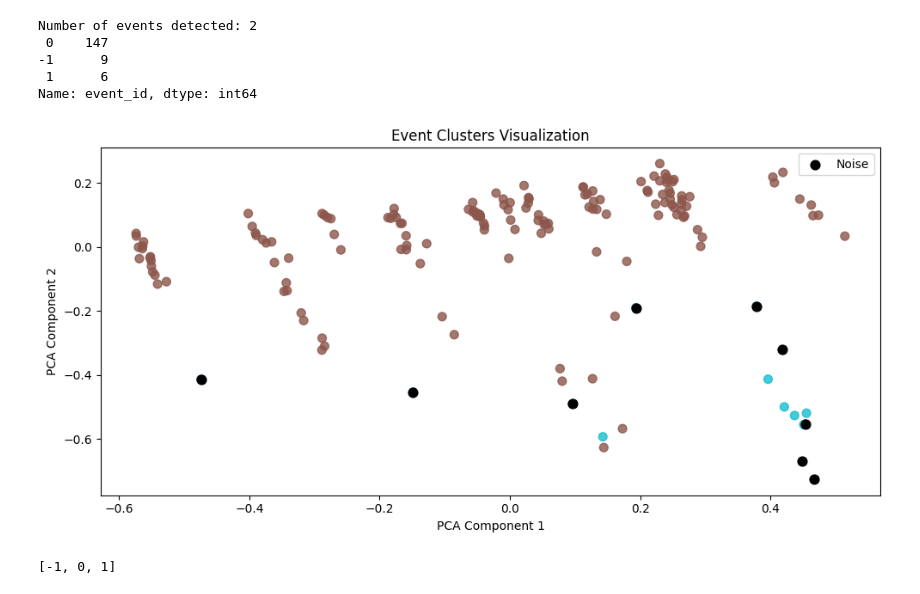
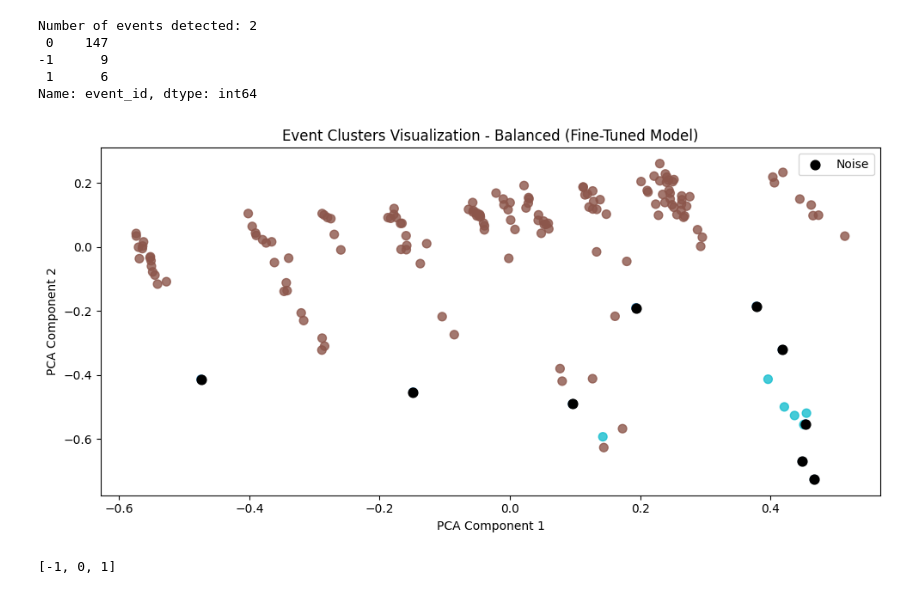
Before and after one commit to gaurav1-9/temporal-topical-sorting, a Jupyter notebook: finalYear/v4.8.1_fineTune_episodeEventsBalanced.ipynb, the cells around one changed output. Cells and saved outputs as stored; diff of their text form; code cells hidden in the pictures.

```diff
--- a/finalYear/v4.8.1_fineTune_episodeEventsBalanced.ipynb
+++ b/finalYear/v4.8.1_fineTune_episodeEventsBalanced.ipynb
@@ -94,35 +94,35 @@ plt.style.use('default')
 plt.figure(figsize=(10,5))
 
 scatter = plt.scatter(
     reduced_embeddings[:,0],
     reduced_embeddings[:,1],
     c=episode_df["event_id"],
     cmap="tab10",
     s=50,
     alpha=0.8,
 )
 
 noise_idx = np.where(event_labels == -1)[0]
 noise_sample = np.random.choice(noise_idx, size=min(10, len(noise_idx)), replace=False)
 
 plt.scatter(
     reduced_embeddings[noise_sample,0],
     reduced_embeddings[noise_sample,1],
     color="black",
     s=60,
     label="Noise"
 )
 
-plt.title("Event Clusters Visualization")
+plt.title("Event Clusters Visualization - Balanced (Fine-Tuned Model)")
 plt.xlabel("PCA Component 1")
 plt.ylabel("PCA Component 2")
 
 plt.legend()
 
 plt.tight_layout()
 plt.show()
 # %% [output]
-[figure, old version]
+[figure, new version]
 # %%
 print(sorted(episode_df["event_id"].unique()))
 episode_df["event_id"].unique()
```
Also changed, not shown: 2 other files.
